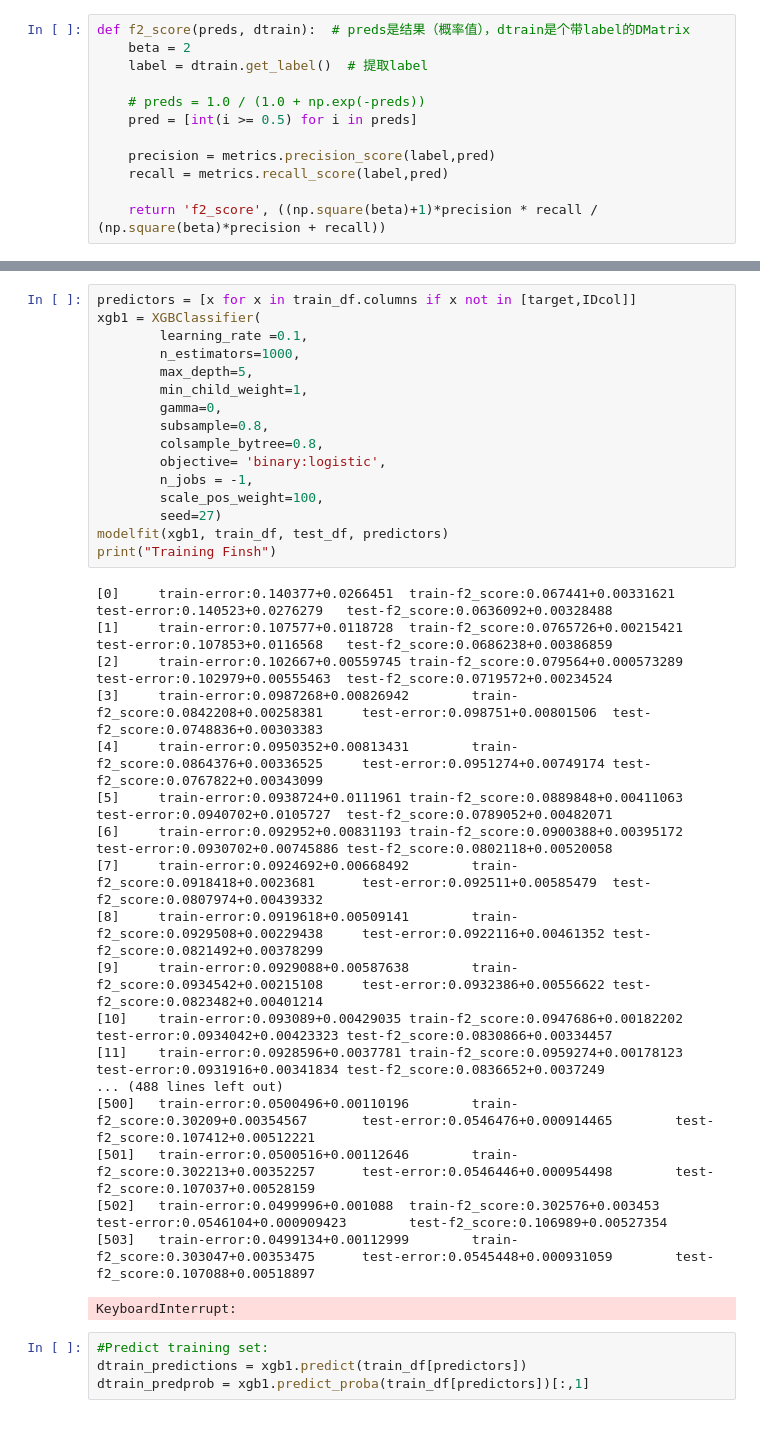
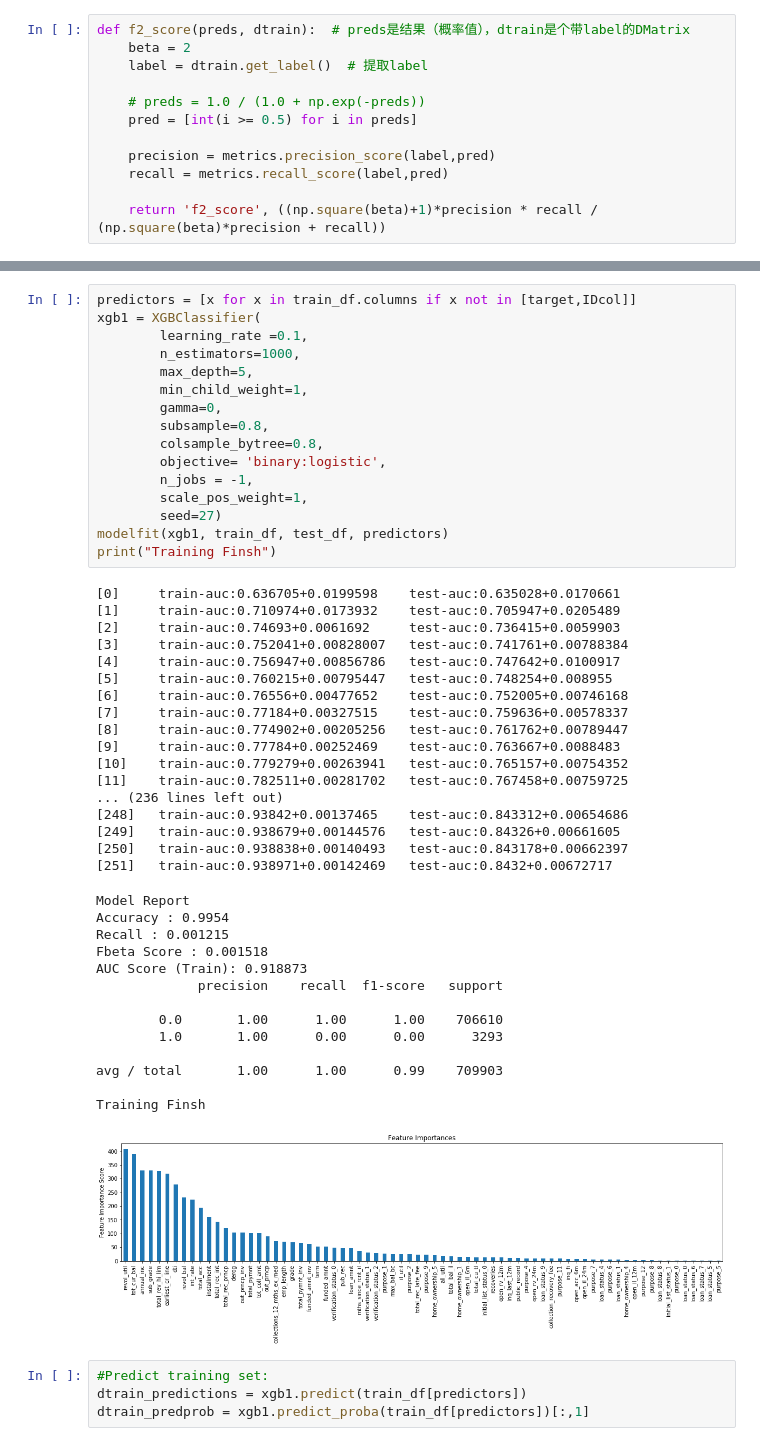
Before and after one commit to fuhailin/PINGAN-2018-Challenge, a Jupyter notebook: solution/xgboost_starter.ipynb, the cells around one changed output, grey strips where cells are left out. Cells and saved outputs as stored; diff of their text form.

```diff
--- a/solution/xgboost_starter.ipynb
+++ b/solution/xgboost_starter.ipynb
@@ -76,38 +74,51 @@ def modelfit(alg, dtrain, dtest, predictors,useTrainCV=True, cv_folds=5, early_s
 # %%
 predictors = [x for x in train_df.columns if x not in [target,IDcol]]
 xgb1 = XGBClassifier(
         learning_rate =0.1,
         n_estimators=1000,
         max_depth=5,
         min_child_weight=1,
         gamma=0,
         subsample=0.8,
         colsample_bytree=0.8,
         objective= 'binary:logistic',
         n_jobs = -1,
-        scale_pos_weight=100,
+        scale_pos_weight=1,
         seed=27)
 modelfit(xgb1, train_df, test_df, predictors)
 print("Training Finsh")
 # %% [output]
-[0]     train-error:0.140377+0.0266451  train-f2_score:0.067441+0.00331621      test-error:0.140523+0.0276279   test-f2_score:0.0636092+0.00328488
-[1]     train-error:0.107577+0.0118728  train-f2_score:0.0765726+0.00215421     test-error:0.107853+0.0116568   test-f2_score:0.0686238+0.00386859
-[2]     train-error:0.102667+0.00559745 train-f2_score:0.079564+0.000573289     test-error:0.102979+0.00555463  test-f2_score:0.0719572+0.00234524
-[3]     train-error:0.0987268+0.00826942        train-f2_score:0.0842208+0.00258381     test-error:0.098751+0.00801506  test-f2_score:0.0748836+0.00303383
-[4]     train-error:0.0950352+0.00813431        train-f2_score:0.0864376+0.00336525     test-error:0.0951274+0.00749174 test-f2_score:0.0767822+0.00343099
-[5]     train-error:0.0938724+0.0111961 train-f2_score:0.0889848+0.00411063     test-error:0.0940702+0.0105727  test-f2_score:0.0789052+0.00482071
-[6]     train-error:0.092952+0.00831193 train-f2_score:0.0900388+0.00395172     test-error:0.0930702+0.00745886 test-f2_score:0.0802118+0.00520058
-[7]     train-error:0.0924692+0.00668492        train-f2_score:0.0918418+0.0023681      test-error:0.092511+0.00585479  test-f2_score:0.0807974+0.00439332
-[8]     train-error:0.0919618+0.00509141        train-f2_score:0.0929508+0.00229438     test-error:0.0922116+0.00461352 test-f2_score:0.0821492+0.00378299
-[9]     train-error:0.0929088+0.00587638        train-f2_score:0.0934542+0.00215108     test-error:0.0932386+0.00556622 test-f2_score:0.0823482+0.00401214
-[10]    train-error:0.093089+0.00429035 train-f2_score:0.0947686+0.00182202     test-error:0.0934042+0.00423323 test-f2_score:0.0830866+0.00334457
-[11]    train-error:0.0928596+0.0037781 train-f2_score:0.0959274+0.00178123     test-error:0.0931916+0.00341834 test-f2_score:0.0836652+0.0037249
-... (488 lines left out)
-[500]   train-error:0.0500496+0.00110196        train-f2_score:0.30209+0.00354567       test-error:0.0546476+0.000914465        test-f2_score:0.107412+0.00512221
-[501]   train-error:0.0500516+0.00112646        train-f2_score:0.302213+0.00352257      test-error:0.0546446+0.000954498        test-f2_score:0.107037+0.00528159
-[502]   train-error:0.0499996+0.001088  train-f2_score:0.302576+0.003453        test-error:0.0546104+0.000909423        test-f2_score:0.106989+0.00527354
-[503]   train-error:0.0499134+0.00112999        train-f2_score:0.303047+0.00353475      test-error:0.0545448+0.000931059        test-f2_score:0.107088+0.00518897
+[0]     train-auc:0.636705+0.0199598    test-auc:0.635028+0.0170661
+[1]     train-auc:0.710974+0.0173932    test-auc:0.705947+0.0205489
+[2]     train-auc:0.74693+0.0061692     test-auc:0.736415+0.0059903
+[3]     train-auc:0.752041+0.00828007   test-auc:0.741761+0.00788384
+[4]     train-auc:0.756947+0.00856786   test-auc:0.747642+0.0100917
+[5]     train-auc:0.760215+0.00795447   test-auc:0.748254+0.008955
+[6]     train-auc:0.76556+0.00477652    test-auc:0.752005+0.00746168
+[7]     train-auc:0.77184+0.00327515    test-auc:0.759636+0.00578337
+[8]     train-auc:0.774902+0.00205256   test-auc:0.761762+0.00789447
+[9]     train-auc:0.77784+0.00252469    test-auc:0.763667+0.0088483
+[10]    train-auc:0.779279+0.00263941   test-auc:0.765157+0.00754352
+[11]    train-auc:0.782511+0.00281702   test-auc:0.767458+0.00759725
+... (236 lines left out)
+[248]   train-auc:0.93842+0.00137465    test-auc:0.843312+0.00654686
+[249]   train-auc:0.938679+0.00144576   test-auc:0.84326+0.00661605
+[250]   train-auc:0.938838+0.00140493   test-auc:0.843178+0.00662397
+[251]   train-auc:0.938971+0.00142469   test-auc:0.8432+0.00672717
-KeyboardInterrupt:
+Model Report
+Accuracy : 0.9954
+Recall : 0.001215
+Fbeta Score : 0.001518
+AUC Score (Train): 0.918873
+             precision    recall  f1-score   support
+
+        0.0       1.00      1.00      1.00    706610
+        1.0       1.00      0.00      0.00      3293
+
+avg / total       1.00      1.00      0.99    709903
+
+Training Finsh
+[figure, added]
 # %%
 #Predict training set:
 dtrain_predictions = xgb1.predict(train_df[predictors])
```
Also changed, not shown: parts of 5 cells of this notebook, 15 other files.
